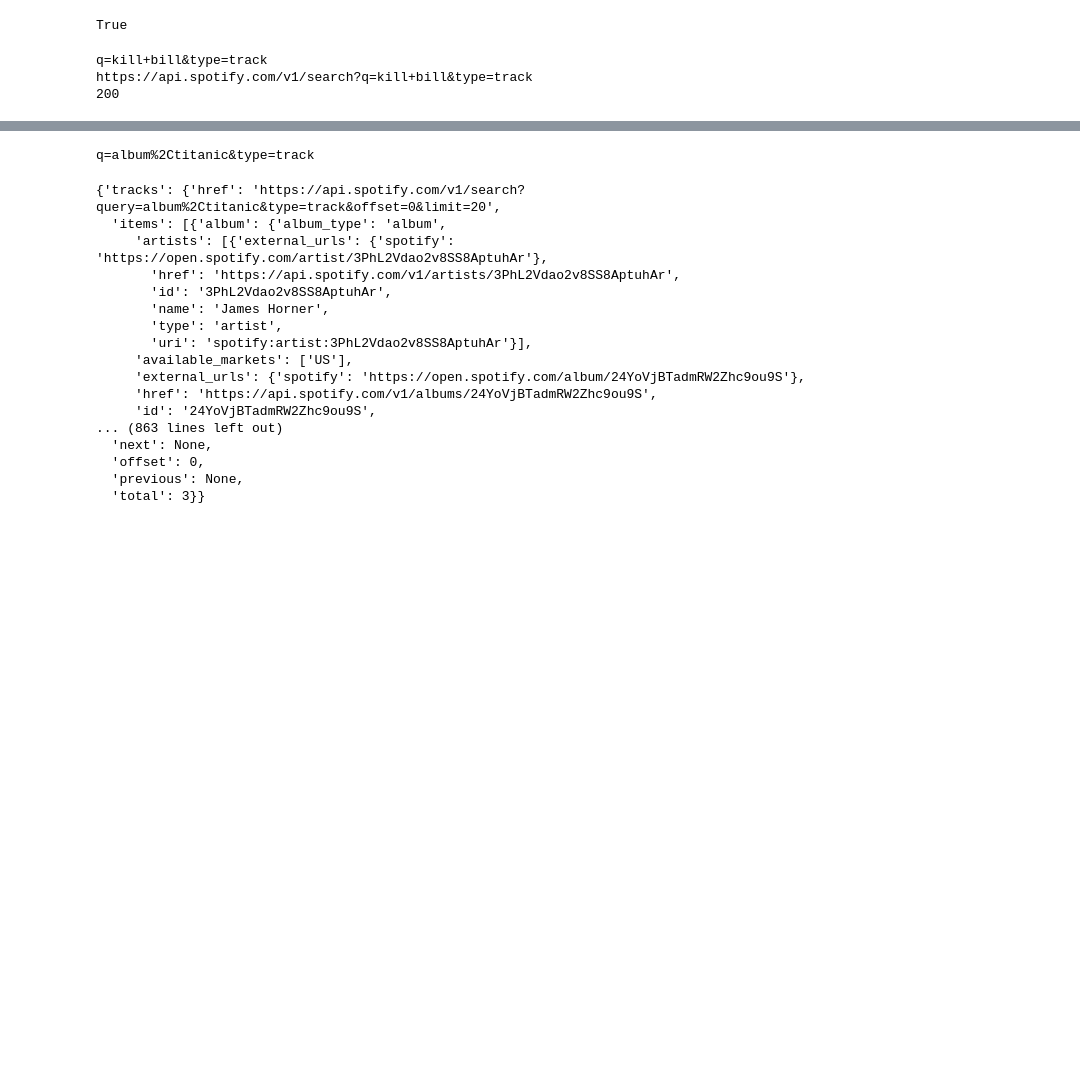
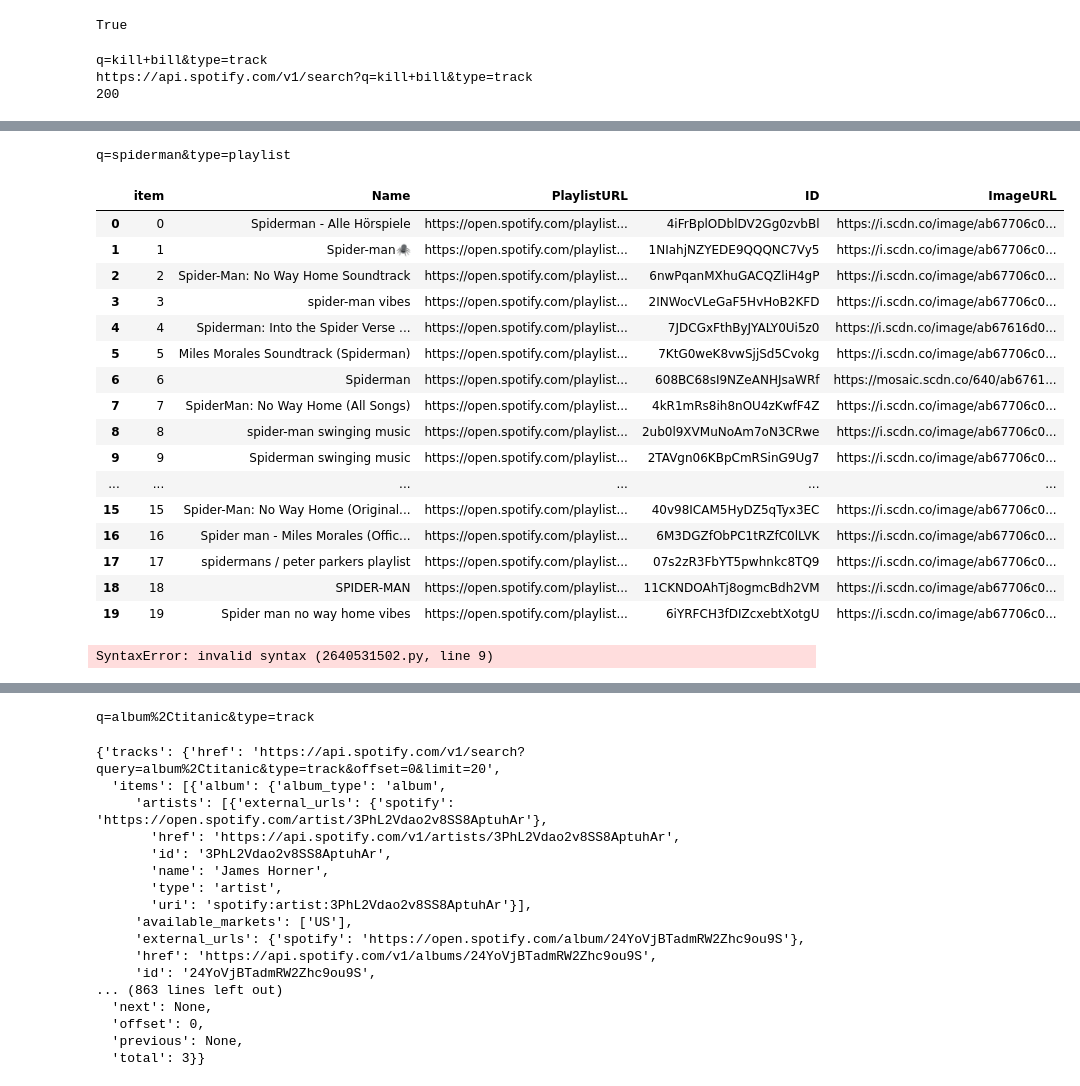
Before and after one commit to atathana/profanity_detector, a Jupyter notebook: notebooks/Spotify-use-access-token.ipynb, the cells around one changed output, grey strips where cells are left out. Saved outputs shown, nothing was run; the diff lists cells and outputs as text; code cells hidden in the pictures; blank space fills up the shorter version.

```diff
--- a/notebooks/Spotify-use-access-token.ipynb
+++ b/notebooks/Spotify-use-access-token.ipynb
@@ -306,7 +306,7 @@ class SpotifyAPI(object):
         return r.json()
 
     #query : dic or string  %20 is space
-    def search(self,query=None, operator=None,operator_query=None ,search_type='artist'):
+    def search(self,query=None, operator=None,operator_query=None ,search_type='album'):
         if query == None:
                raise Exception("A query is requred")
 
@@ -324,11 +324,37 @@ class SpotifyAPI(object):
         print(query_params)
         return self.base_search(query_params)
 
-#     def showplayer(self,)
+    #playlist_json_data
+    def playlist_search_json_createdata(self,query):
+        playlists_json=self.search(query=query,search_type="playlist")
 
-    def spotify_get_organised_data(self,moviename):
         #Data
-        Data = spotify.search({"album": f"{moviename}"}, search_type="track")
+        need_playlist= []
+        for i, item in enumerate(playlists_json["playlists"]["items"]):
+            need_playlist.append((i,
+                          item["name"],
+                          item["external_urls"]["spotify"],
+                          item["id"],
+                          item["images"][0]["url"],
+
+         ))
+            playlist_df = pd.DataFrame(need_playlist,index=None,columns=('item','Name','PlaylistURL','ID','ImageURL'))
+        return playlist_df
+
+    #get top one playlist tracks json [0]
+    def get_playlist_item_json(self,one_playlist_id): #playlist_df[0]
+        headers = self.get_resource_header()
+        endpoint = f"https://api.spotify.com/v1/playlists/{one_playlist_id}/tracks"
+        r = requests.get(endpoint, headers=headers)
+        if r.status_code not in range(200, 299):
+            return {}
+        return r.json()
+
+# trackdata_organised
+
+    def spotify_get_organised_data(self,Name_of_Movie):
+        #Data
+        Data = self.search({"album": f"{Name_of_Movie}"}, search_type="track")
 
         #need contents
         need = []
@@ -370,5 +396,7 @@ class SpotifyAPI(object):
         drop_deplicated_data=chart_df.drop_duplicates(subset=['Album Name'], keep="first").reset_index(drop=True)
 
         return drop_deplicated_data
+
+    #playlist
 # %%
 spotify=SpotifyAPI(client_id,client_secret)
@@ -374,0 +410,5 @@ spotify=SpotifyAPI(client_id,client_secret)
+# %%
+#playlist json
+name="spiderman"
+playlists_json=spotify.search(query=name,search_type="playlist")
+playlists_json
@@ -374,0 +434,34 @@ spotify=SpotifyAPI(client_id,client_secret)
+# %%
+playlist_df=spotify.playlist_search_json_createdata(query=name)
+playlist_df
+# %% [output]
+q=spiderman&type=playlist
+|  | item | Name | PlaylistURL | ID | ImageURL |
+| 0 | 0 | Spiderman - Alle Hörspiele | https://open.spotify.com/playlist... | 4iFrBplODblDV2Gg0zvbBl | https://i.scdn.co/image/ab67706c0... |
+| 1 | 1 | Spider-man🕷 | https://open.spotify.com/playlist... | 1NIahjNZYEDE9QQQNC7Vy5 | https://i.scdn.co/image/ab67706c0... |
+| 2 | 2 | Spider-Man: No Way Home Soundtrack | https://open.spotify.com/playlist... | 6nwPqanMXhuGACQZliH4gP | https://i.scdn.co/image/ab67706c0... |
+| 3 | 3 | spider-man vibes | https://open.spotify.com/playlist... | 2INWocVLeGaF5HvHoB2KFD | https://i.scdn.co/image/ab67706c0... |
+| 4 | 4 | Spiderman: Into the Spider Verse ... | https://open.spotify.com/playlist... | 7JDCGxFthByJYALY0Ui5z0 | https://i.scdn.co/image/ab67616d0... |
+| 5 | 5 | Miles Morales Soundtrack (Spiderman) | https://open.spotify.com/playlist... | 7KtG0weK8vwSjjSd5Cvokg | https://i.scdn.co/image/ab67706c0... |
+| 6 | 6 | Spiderman | https://open.spotify.com/playlist... | 608BC68sI9NZeANHJsaWRf | https://mosaic.scdn.co/640/ab6761... |
+| 7 | 7 | SpiderMan: No Way Home (All Songs) | https://open.spotify.com/playlist... | 4kR1mRs8ih8nOU4zKwfF4Z | https://i.scdn.co/image/ab67706c0... |
+| 8 | 8 | spider-man swinging music | https://open.spotify.com/playlist... | 2ub0l9XVMuNoAm7oN3CRwe | https://i.scdn.co/image/ab67706c0... |
+| 9 | 9 | Spiderman swinging music | https://open.spotify.com/playlist... | 2TAVgn06KBpCmRSinG9Ug7 | https://i.scdn.co/image/ab67706c0... |
+| ... | ... | ... | ... | ... | ... |
+| 15 | 15 | Spider-Man: No Way Home (Original... | https://open.spotify.com/playlist... | 40v98ICAM5HyDZ5qTyx3EC | https://i.scdn.co/image/ab67706c0... |
+| 16 | 16 | Spider man - Miles Morales (Offic... | https://open.spotify.com/playlist... | 6M3DGZfObPC1tRZfC0lLVK | https://i.scdn.co/image/ab67706c0... |
+| 17 | 17 | spidermans / peter parkers playlist | https://open.spotify.com/playlist... | 07s2zR3FbYT5pwhnkc8TQ9 | https://i.scdn.co/image/ab67706c0... |
+| 18 | 18 | SPIDER-MAN | https://open.spotify.com/playlist... | 11CKNDOAhTj8ogmcBdh2VM | https://i.scdn.co/image/ab67706c0... |
+| 19 | 19 | Spider man no way home vibes | https://open.spotify.com/playlist... | 6iYRFCH3fDIZcxebtXotgU | https://i.scdn.co/image/ab67706c0... |
+# %%
+#get  playlist item
+# https://api.spotify.com/v1/playlists/{playlist_id}/tracks
+playlist_id=playlist_df["ID"][0]
+# headers = spotify.get_resource_header()
+# endpoint = f"https://api.spotify.com/v1/playlists/1C7xHrNHW2rjRJJkNlRKuT/tracks"
+# r = requests.get(endpoint, headers=headers)
+# playlist_data=r.json()
+track_json=spotify.get_playlist_item_json(playlist_id
+track_json
+# %% [output]
+SyntaxError: invalid syntax (2640531502.py, line 9)
```
Also changed, not shown: parts of 33 cells of this notebook, 6 other files.
